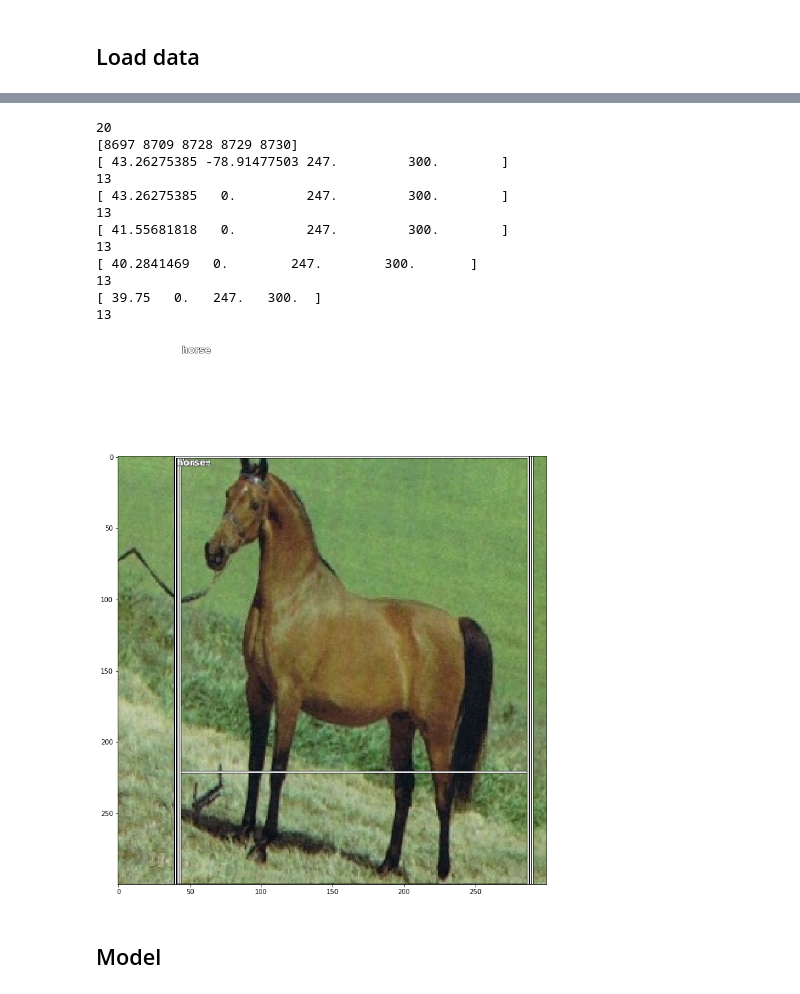
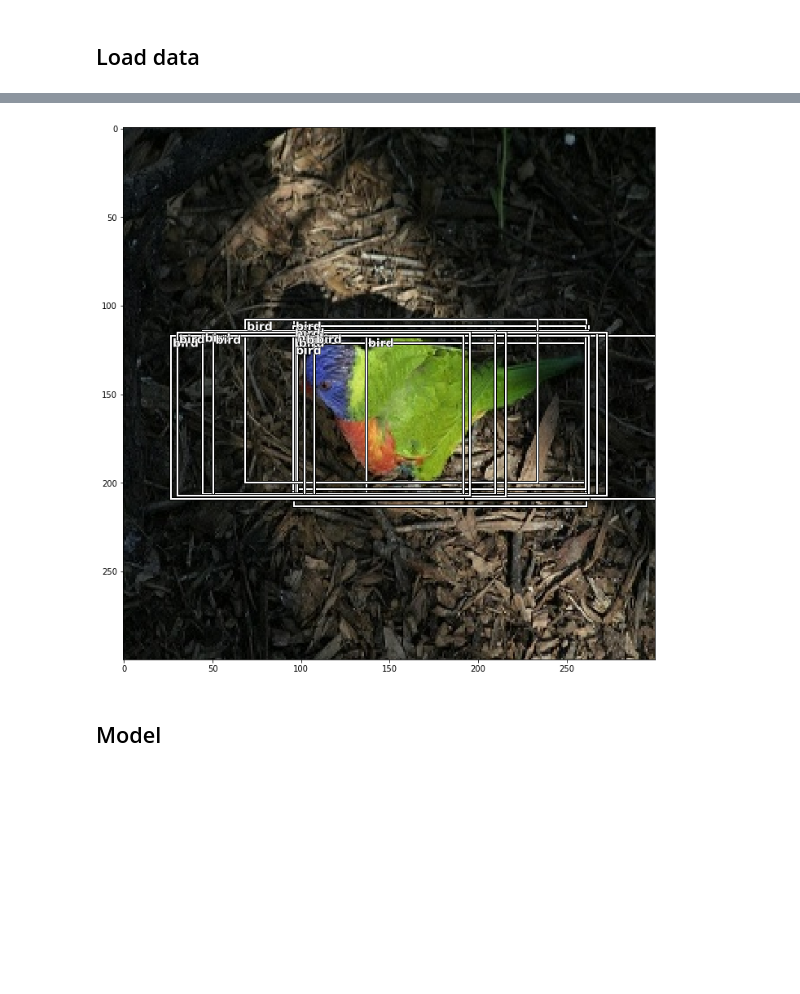
Before and after one commit to xhan0909/SSD_PyTorch_Implementation, a Jupyter notebook: object_detection_SSD.ipynb, the cells around one changed output, grey strips where cells are left out. Saved outputs shown, nothing was run; the diff lists cells and outputs as text; code cells hidden in the pictures; blank space fills up the shorter version.

```diff
--- a/object_detection_SSD.ipynb
+++ b/object_detection_SSD.ipynb
@@ -576,10 +319,0 @@ Y = [y_bb, Y]
-# %%
-fig, axes = plt.subplots(1, 2, figsize=(12, 8))
-
-for i, ax in enumerate(axes.flat):
-    img = X[i]
-    b = Y[i]
-    ax = show_img(img, ax=ax)
-    print(f'Bounding box:\nY: {b[1]}\nX: {b[0]}\nHeight: {b[3]}\nWidth: {b[2]}')
-    draw_rect(ax, b)
-plt.tight_layout()
@@ -759,39 +481,26 @@ X.shape, y_label.shape, y_bb.shape
 # %%
 # check augmentation of bounding box
-idx = random.randrange(64)
-print(idx)
+idx = random.randrange(32)
+# print(idx)
 img = denormalize(X[idx].permute(1, 2, 0).numpy())
 ax = show_img(img, figsize=(12, 12))
 i_s = np.where(y_label.numpy()[idx] != 0)[0]
-print(i_s)
+# print(i_s)
 for i in i_s:
     # center form real box
     bb_real = __boxtools__.convert_locations_to_boxes(y_bb[idx][i].unsqueeze(0), priors,
                                                       center_variance, size_variance)
     _, box, _ = __boxtools__.to_absolute_coords(img,
                                                 boxes=bb_real[i].reshape(1, -1),
                                                 labels=None)
+    box = __boxtools__.center_hw(box.squeeze())
 #     print(box)
-    box = __boxtools__.center_hw(box.squeeze())
-    print(box)
-    print(y_label[idx][i].item())
+#     print(y_label[idx][i].item())
     draw_rect(ax, box)
     text = categories_bb[y_label[idx][i].item()]
     draw_text(ax, box[:2]+1, text)
 # %% [output]
-20
-[8697 8709 8728 8729 8730]
-[ 43.26275385 -78.91477503 247.         300.        ]
-13
-[ 43.26275385   0.         247.         300.        ]
-13
-[ 41.55681818   0.         247.         300.        ]
-13
-[ 40.2841469   0.        247.        300.       ]
-13
-[ 39.75   0.   247.   300.  ]
-13
-[figure, old version]
+[figure, new version]
 # %% [markdown]
 ## Model
 # %%
```
Also changed, not shown: parts of 57 cells of this notebook, 5 other files.
